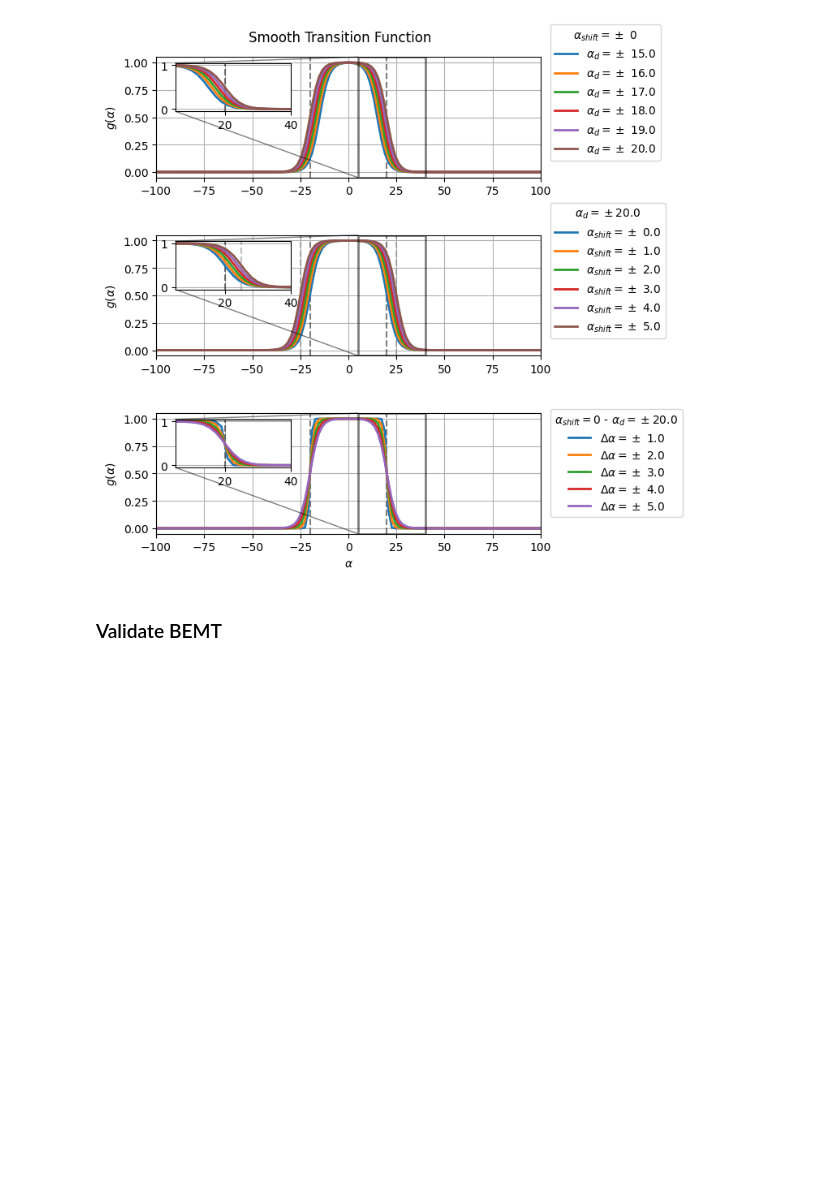
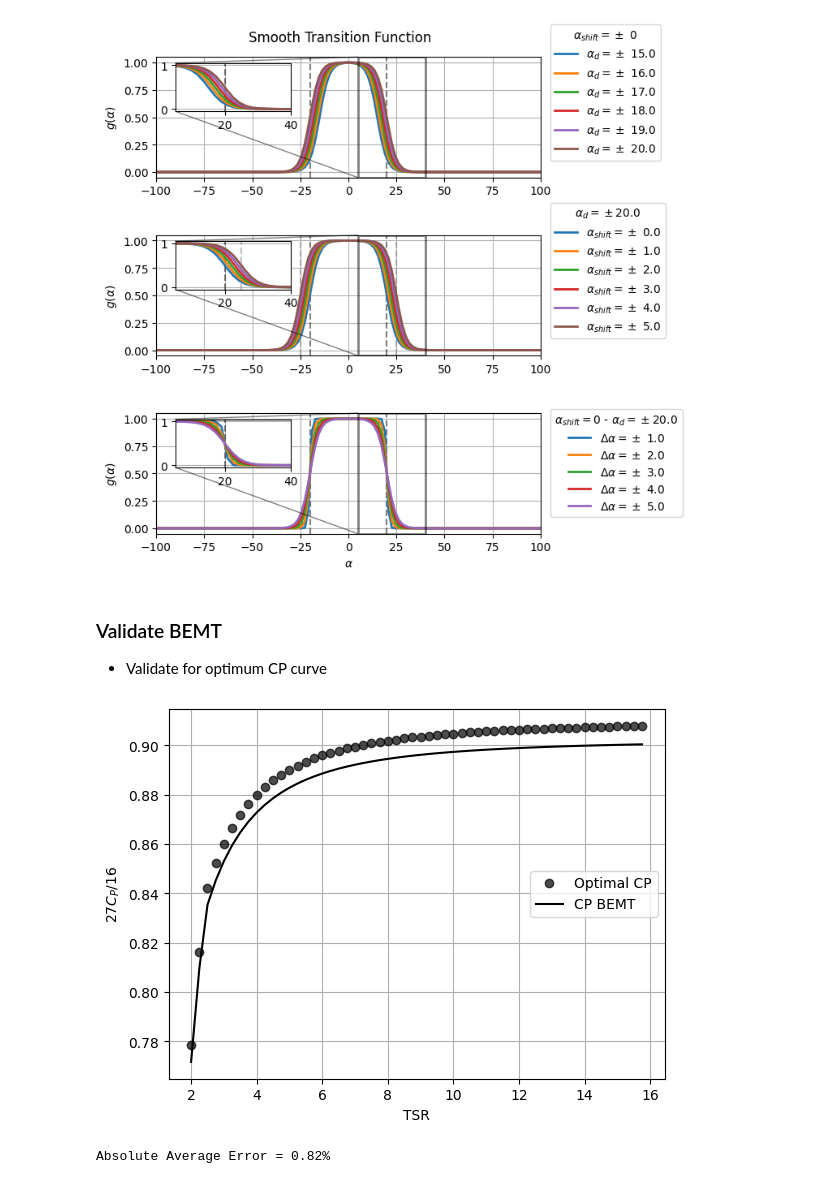
Before and after one commit to Widmark-Kaue/BEMT, a Jupyter notebook: case.ipynb, the cells around one changed output. Saved outputs shown, nothing was run; the diff lists cells and outputs as text; code cells hidden in the pictures; blank space fills up the shorter version.

Commit message:
include validate bemt section

```diff
--- a/case.ipynb
+++ b/case.ipynb
@@ -235,6 +206,37 @@ plt.show()
 [figure]
 # %% [markdown]
 ### Validate BEMT
+- Validate for optimum CP curve
+# %%
+TSR = np.arange(2, 16, 0.25)
+CP_opt = np.zeros(len(TSR))
+CP = np.zeros(len(TSR))
+rotor = Rotor(number_of_blades=2, number_of_sections=100, tip_speed_ratio=2, airfoil_name='s834', tip_correction_model='')
+rotor.load_airfoil_prop(plot=False)
+for i, tsr in enumerate(TSR):
+    rotor.tip_speed_ratio = tsr
+    rotor.blade_design(r_R0=0.3, plot=False)
+    results = bemt(rotor=rotor, TSR=tsr, iter=500, tol=1e-6, tip_correction_model='', Cd_null=True)
+    # print(f'{tsr}: {"Converged" if results.converged[0] else "Not Converged"}')
+
+    CP_opt[i] = rotor.CP_opt
+    CP[i] = results.CP[0]
+
+plt.figure(figsize=(6.4, 4.8))
+plt.plot(TSR, 27*CP_opt/16, 'ko', alpha =0.7, label = 'Optimal CP')
+plt.plot(TSR, 27*CP/16, 'k', label = 'CP BEMT')
+
+plt.xlabel('TSR')
+plt.ylabel(r'$27C_P/16$')
+plt.legend(loc = 7)
+plt.grid()
+plt.show()
+
+Error = np.mean(np.abs(CP - CP_opt)/CP_opt*100)
+print(f'Absolute Average Error = {Error:.2f}%')
+# %% [output]
+[figure, added]
+Absolute Average Error = 0.82%
 # %%
 rotor = Rotor(number_of_blades=2, number_of_sections=100, tip_speed_ratio=7, airfoil_name='s834', tip_correction_model='')
 rotor.load_airfoil_prop(plot=False)
```
Also changed, not shown: parts of 3 cells of this notebook.
